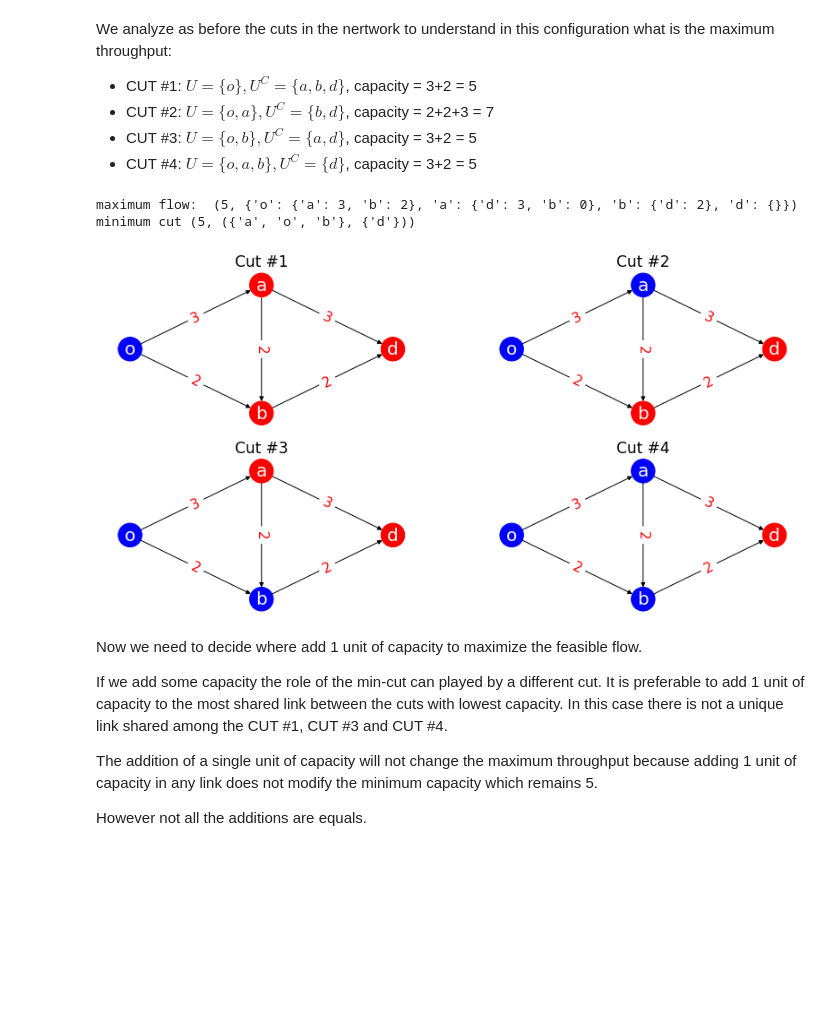
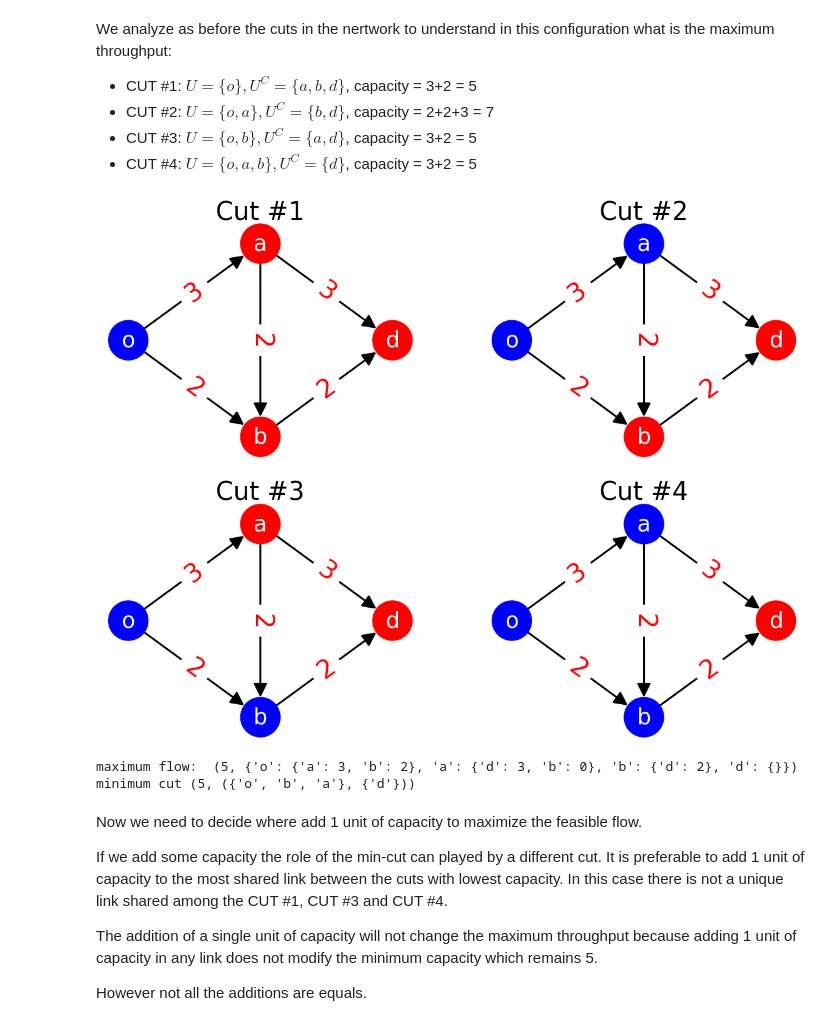
Before and after one commit to fabioeterno/Network_Homework, a Jupyter notebook: Hw1_Ex1.ipynb, the cells around one changed output. Cells and saved outputs as stored; diff of their text form; code cells hidden in the pictures; blank space fills up the shorter version.

```diff
--- a/Hw1_Ex1.ipynb
+++ b/Hw1_Ex1.ipynb
@@ -114,41 +121,42 @@ def draw_capacity_labels(G=DG):
                                                    ('o','b'):G['o']['b']['capacity'],
                                                    ('b','d'):G['b']['d']['capacity'],
                                                    ('a','b'):G['a']['b']['capacity']},
-                                                   font_size=15, font_color='red')
+                                                   font_size=40, font_color='red')
 # %%
-fig = plt.figure(1, figsize=(14,7))
+fig = plt.figure(1, figsize=(20,15))
 
 ax1 = fig.add_subplot(221)
 draw_capacity_labels()
 ax2 = fig.add_subplot(222)
 draw_capacity_labels()
 ax3 = fig.add_subplot(223)
 draw_capacity_labels()
 ax4 = fig.add_subplot(224)
 draw_capacity_labels()
 
-ax1.set_title("Cut #1", fontsize = 17)
-ax2.set_title("Cut #2", fontsize = 17)
-ax3.set_title("Cut #3", fontsize = 17)
-ax4.set_title("Cut #4", fontsize = 17)
+ax1.set_title("Cut #1", fontsize = 40)
+ax2.set_title("Cut #2", fontsize = 40)
+ax3.set_title("Cut #3", fontsize = 40)
+ax4.set_title("Cut #4", fontsize = 40)
 
 cuts = DG
 
 cut1 = ['blue', 'red', 'red', 'red']
 cut2 = ['blue', 'blue', 'red', 'red']
 cut3 = ['blue', 'red', 'blue', 'red']
 cut4 = ['blue', 'blue', 'blue', 'red']
-nx.draw(cuts, pos, with_labels = True, font_color='white', node_color=cut1, node_size=700, font_size=20, ax=ax1)
-nx.draw(cuts, pos, with_labels = True, font_color='white', node_color=cut2, node_size=700, font_size=20, ax=ax2)
-nx.draw(cuts, pos, with_labels = True, font_color='white', node_color=cut3, node_size=700, font_size=20, ax=ax3)
-nx.draw(cuts, pos, with_labels = True, font_color='white', node_color=cut4, node_size=700, font_size=20, ax=ax4)
-
-print("maximum flow: ", nx.algorithms.flow.maximum_flow(DG,'o','d'))
-print("minimum cut", nx.algorithms.flow.minimum_cut(DG,'o','d'))
+nx.draw(cuts, pos, with_labels = True, font_color='white', width=3, arrowsize=45, node_color=cut1, node_size=4000, font_size=35, ax=ax1)
+nx.draw(cuts, pos, with_labels = True, font_color='white', width=3, arrowsize=45, node_color=cut2, node_size=4000, font_size=35, ax=ax2)
+nx.draw(cuts, pos, with_labels = True, font_color='white', width=3, arrowsize=45, node_color=cut3, node_size=4000, font_size=35, ax=ax3)
+nx.draw(cuts, pos, with_labels = True, font_color='white', width=3 , arrowsize=45, node_color=cut4, node_size=4000, font_size=35, ax=ax4)
 # %% [output]
-maximum flow:  (5, {'o': {'a': 3, 'b': 2}, 'a': {'d': 3, 'b': 0}, 'b': {'d': 2}, 'd': {}})
-minimum cut (5, ({'a', 'o', 'b'}, {'d'}))
-[figure, old version]
+[figure, new version]
+# %%
+print("maximum flow: ", nx.algorithms.flow.maximum_flow(DG,'o','d'))
+print("minimum cut", nx.algorithms.flow.minimum_cut(DG,'o','d'))
+# %% [output]
+maximum flow:  (5, {'o': {'a': 3, 'b': 2}, 'a': {'d': 3, 'b': 0}, 'b': {'d': 2}, 'd': {}})
+minimum cut (5, ({'o', 'b', 'a'}, {'d'}))
 # %% [markdown]
 Now we need to decide where add 1 unit of capacity to maximize the feasible flow.
 
```
Also changed, not shown: parts of 15 cells of this notebook.
